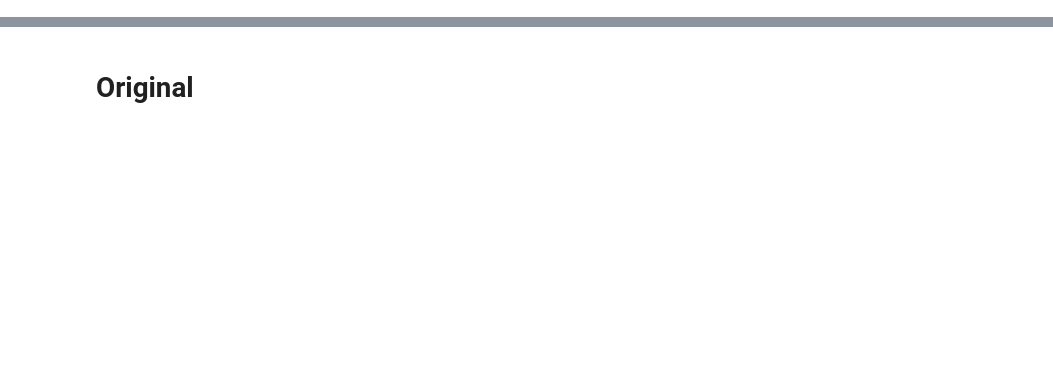
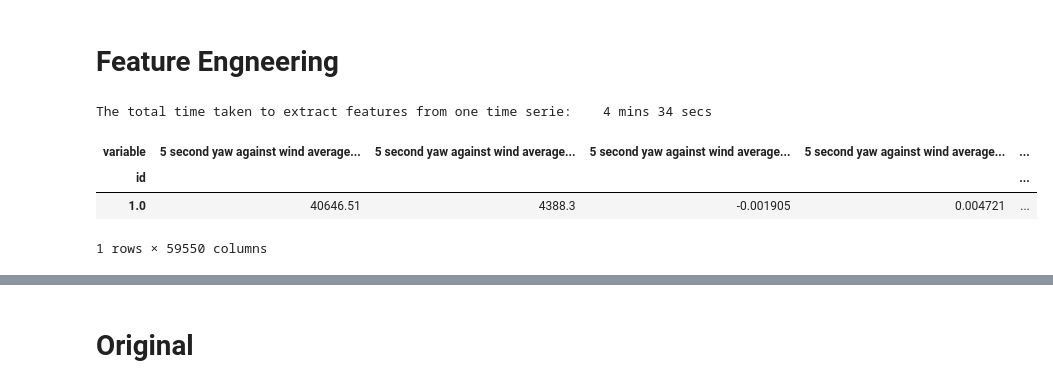
Before and after one commit to sdsc-bw/Parallel_computing, a Jupyter notebook: acceleration_test.ipynb, the cells around one changed output, grey strips where cells are left out. Saved outputs shown, nothing was run; the diff lists cells and outputs as text; code cells hidden in the pictures; blank space fills up the shorter version.

```diff
--- a/acceleration_test.ipynb
+++ b/acceleration_test.ipynb
@@ -12,0 +105,2 @@ import numpy as np
+# %% [markdown]
+# Feature Engneering
@@ -12,0 +112,18 @@ import numpy as np
+# %%
+time_start = time.time()
+data["id"] =  pd.DataFrame(np.ones(data.shape[0]).reshape(-1))
+data["time"] =  pd.DataFrame(np.arange(data.shape[0]+1).reshape(-1))
+feature = extract_features(data, n_jobs=4,disable_progressbar=True,
+                                column_id='id', column_sort='time',
+                                default_fc_parameters=ComprehensiveFCParameters())
+time_finish = time.time()
+print('The total time taken to extract features from one time serie: \t %d mins %d secs'%(int((time_finish - time_start)/60), int((time_finish - time_start)%60)))
+# %% [output]
+The total time taken to extract features from one time serie:    4 mins 34 secs
+# %%
+feature
+# %% [output]
+| variable | 5 second yaw against wind average... | 5 second yaw against wind average... | 5 second yaw against wind average... | 5 second yaw against wind average... | ... |
+| id |  |  |  |  | ... |
+| 1.0 | 40646.51 | 4388.3 | -0.001905 | 0.004721 | ... |
+1 rows × 59550 columns
```
Also changed, not shown: parts of 38 cells of this notebook.
